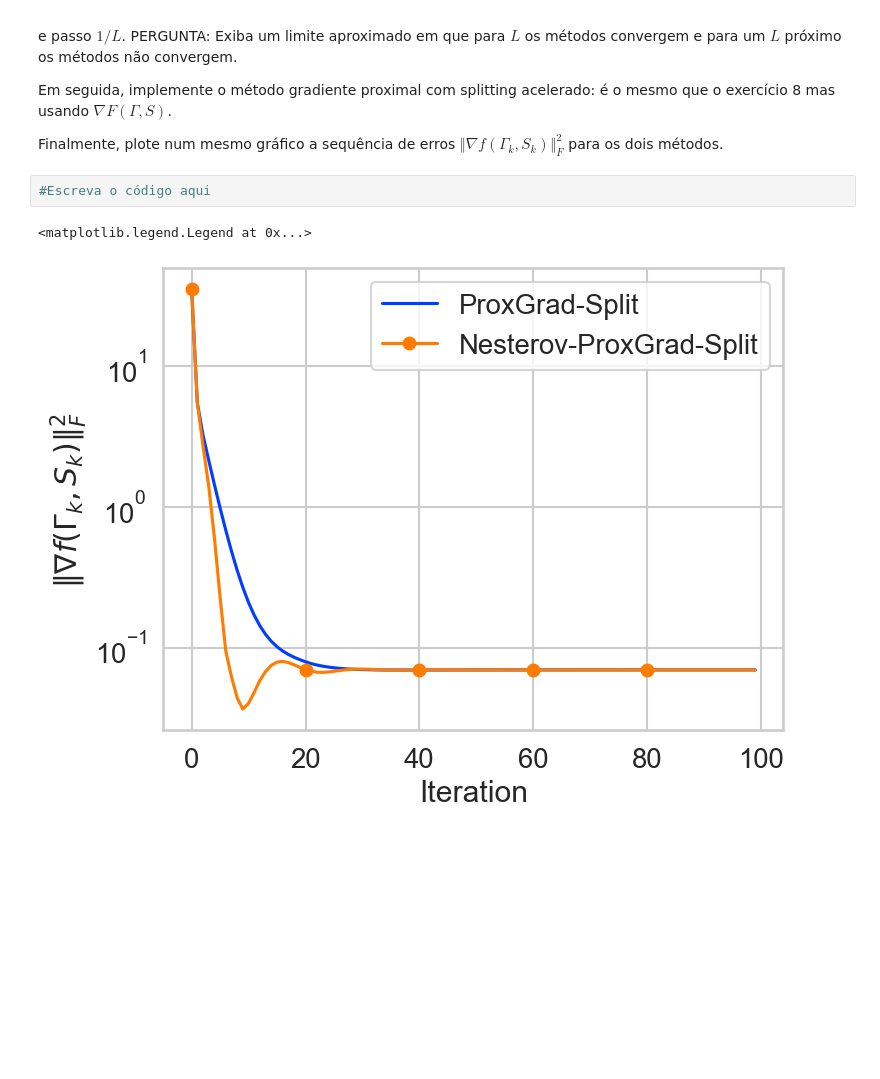
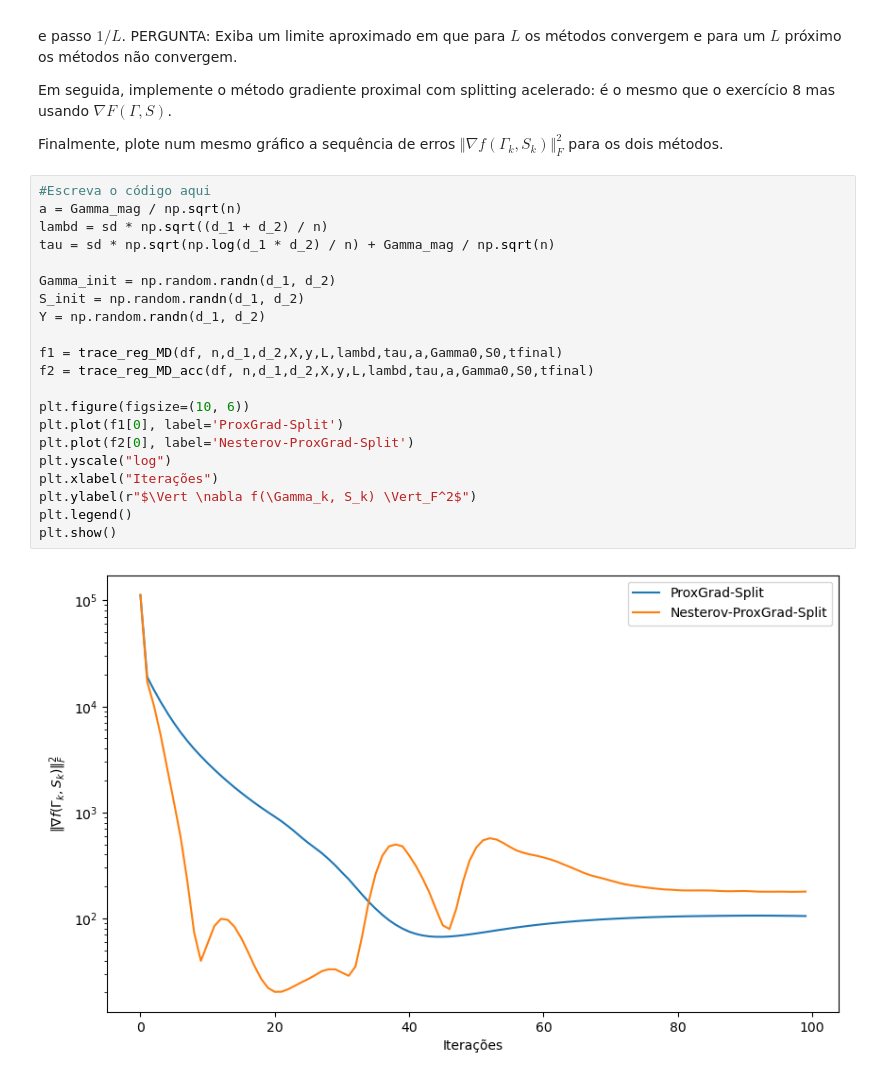
Before and after one commit to scrocha/otimizacao-OCD-2024, a Jupyter notebook: Atividade_04/additive_matrix_decomposition_Sillas.ipynb, the cells around one changed output. Saved outputs shown, nothing was run; the diff lists cells and outputs as text; blank space fills up the shorter version.

```diff
--- a/Atividade_04/additive_matrix_decomposition_Sillas.ipynb
+++ b/Atividade_04/additive_matrix_decomposition_Sillas.ipynb
@@ -521,6 +571,24 @@ Em seguida, implemente o método gradiente proximal com splitting acelerado: é
 Finalmente, plote num mesmo gráfico a sequência de erros $\Vert\nabla f(\Gamma_k,S_k)\Vert_F^2$ para os dois métodos.
 # %%
 #Escreva o código aqui
+a = Gamma_mag / np.sqrt(n)
+lambd = sd * np.sqrt((d_1 + d_2) / n)
+tau = sd * np.sqrt(np.log(d_1 * d_2) / n) + Gamma_mag / np.sqrt(n)
+
+Gamma_init = np.random.randn(d_1, d_2)
+S_init = np.random.randn(d_1, d_2)
+Y = np.random.randn(d_1, d_2)
+
+f1 = trace_reg_MD(df, n,d_1,d_2,X,y,L,lambd,tau,a,Gamma0,S0,tfinal)
+f2 = trace_reg_MD_acc(df, n,d_1,d_2,X,y,L,lambd,tau,a,Gamma0,S0,tfinal)
+
+plt.figure(figsize=(10, 6))
+plt.plot(f1[0], label='ProxGrad-Split')
+plt.plot(f2[0], label='Nesterov-ProxGrad-Split')
+plt.yscale("log")
+plt.xlabel("Iterações")
+plt.ylabel(r"$\Vert \nabla f(\Gamma_k, S_k) \Vert_F^2$")
+plt.legend()
+plt.show()
 # %% [output]
-<matplotlib.legend.Legend at 0x...>
-[figure, old version]
+[figure, new version]
```
Also changed, not shown: parts of 11 cells of this notebook, 1 other file.
